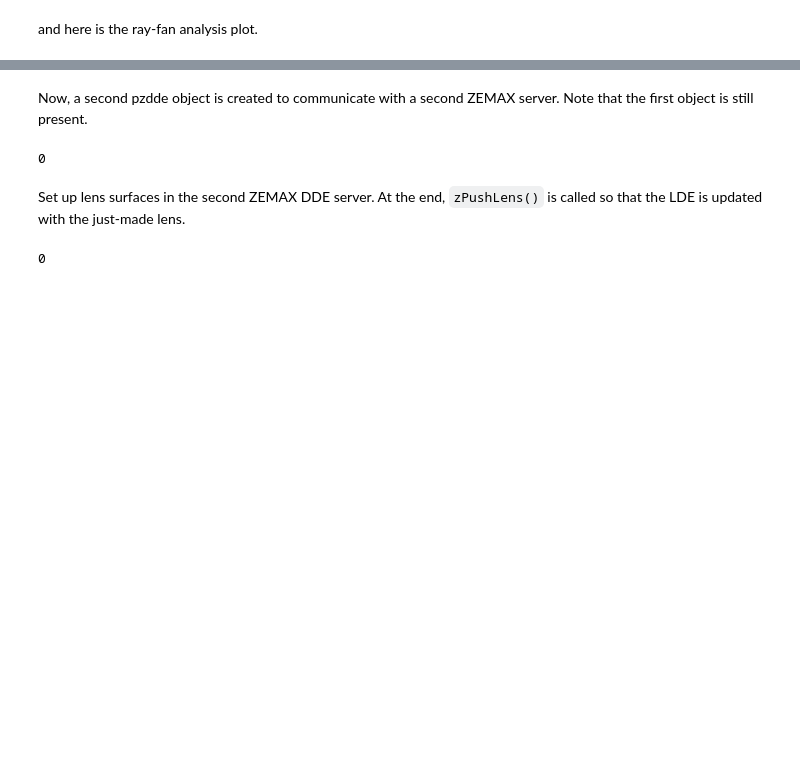
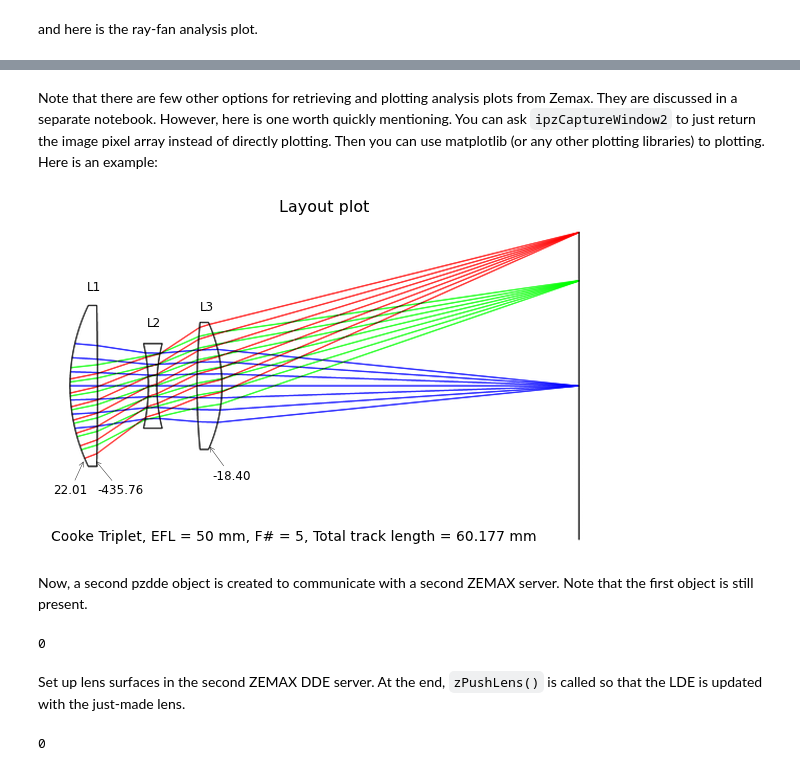
Before and after one commit to xzos/PyZDDE, a Jupyter notebook: Examples/IPNotebooks/NotebookDemonstrationForZemaxKB.ipynb, the cells around one changed output, grey strips where cells are left out. Saved outputs shown, nothing was run; the diff lists cells and outputs as text; code cells hidden in the pictures; blank space fills up the shorter version.

```diff
--- a/Examples/IPNotebooks/NotebookDemonstrationForZemaxKB.ipynb
+++ b/Examples/IPNotebooks/NotebookDemonstrationForZemaxKB.ipynb
@@ -40,3 +48,30 @@ l1.ipzCaptureWindow2('Ray', gamma=0.4)
+# %% [markdown]
+Note that there are few other options for retrieving and plotting analysis plots from Zemax. They are discussed in a separate notebook. However, here is one worth quickly mentioning. You can ask `ipzCaptureWindow2` to just return the image pixel array instead of directly plotting. Then you can use matplotlib (or any other plotting libraries) to plotting. Here is an example:
+# %%
+lay_arr = l1.ipzCaptureWindow2('Lay', percent=15, gamma=0.08, retArr=True)
+# %%
+fig = plt.figure(figsize=(10,10))
+ax = fig.add_subplot(111)
+pyz.imshow(lay_arr, cropBorderPixels=(5, 5, 1, 90), fig=fig, faxes=ax)
+ax.set_title('Layout plot', fontsize=16)
+# Annotate Lens numbers
+ax.text(41, 70, "L1", fontsize=12)
+ax.text(98, 105, "L2", fontsize=12)
+ax.text(149, 89, "L3", fontsize=12)
+# Annotate the lens with radius of curvature information
+s1_r = 1.0/l1.zGetSurfaceData(1,2)
+ax.annotate("{:0.2f}".format(s1_r), (37, 232), (8, 265), fontsize=12,
+                arrowprops=dict(arrowstyle="->", linewidth=0.45, color=(0.08,0.08,0.08),  relpos=(0.5,0.5)))
+s2_r = 1.0/l1.zGetSurfaceData(2,2)
+ax.annotate("{:0.2f}".format(s2_r), (47, 232), (50, 265), fontsize=12,
+                arrowprops=dict(arrowstyle="->", linewidth=0.45, color=(0.08,0.08,0.08),  relpos=(0.5,0.5)))
+s6_r = 1.0/l1.zGetSurfaceData(6,2)
+ax.annotate("{:0.2f}".format(s6_r), (156, 218), (160, 251), fontsize=12,
+                arrowprops=dict(arrowstyle="->", linewidth=0.45, color=(0.08,0.08,0.08),  relpos=(0.5,0.5)))
+ax.text(5, 310, "Cooke Triplet, EFL = {} mm, F# = {}, Total track length = {} mm".format(50, 5, 60.177), fontsize=14)
+plt.show()
+# %% [output]
+[figure, added]
 # %% [markdown]
 Now, a second pzdde object is created to communicate with a second ZEMAX server. Note that the first object is still present.
 # %%
```
Also changed, not shown: parts of 13 cells of this notebook, 15 other files.
